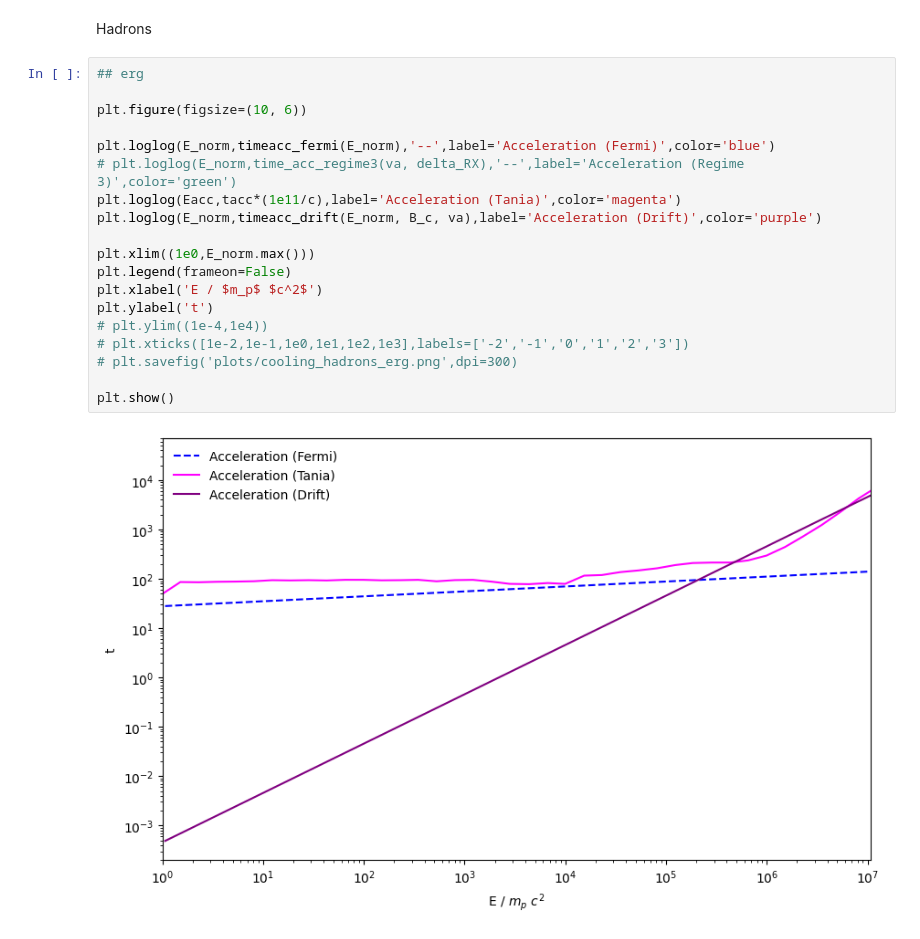
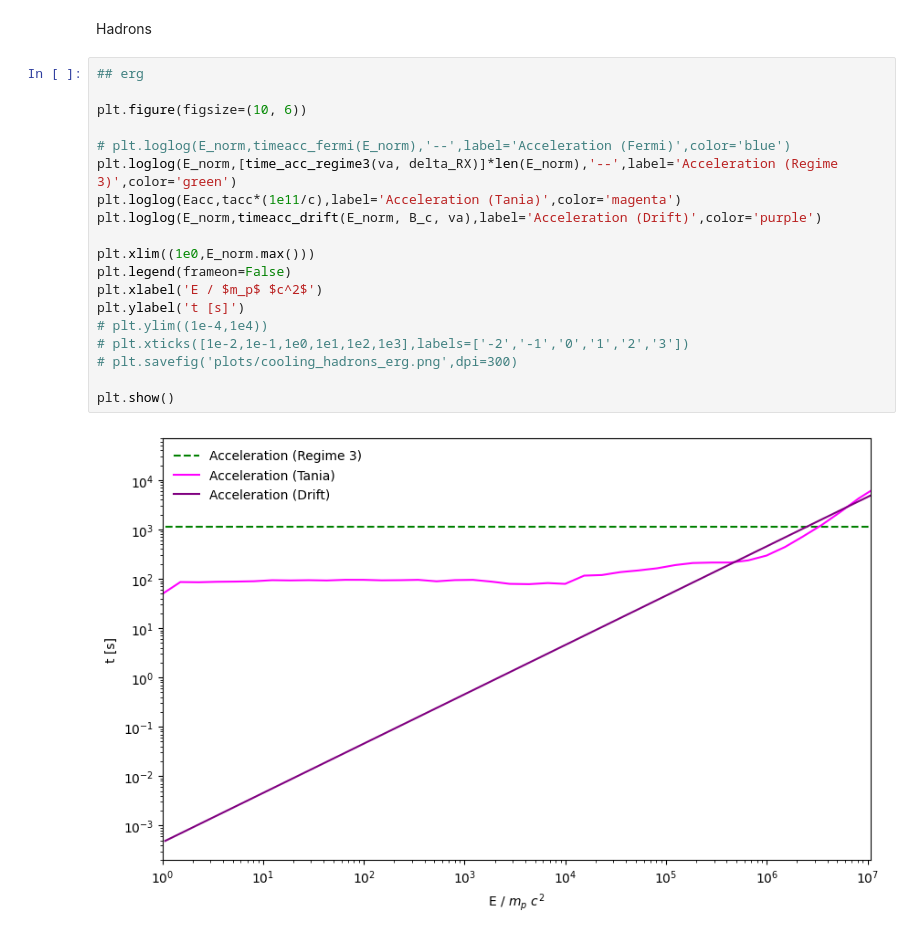
Before and after one commit to luanapassosreis/AGN_Studies, a Jupyter notebook: fermi_drift_acc.ipynb, the cells around one changed output. Cells and saved outputs as stored; diff of their text form.

Commit message:
updates trying to fix curves

```diff
--- a/fermi_drift_acc.ipynb
+++ b/fermi_drift_acc.ipynb
@@ -213,21 +222,21 @@ Hadrons
 # %%
 ## erg
 
 plt.figure(figsize=(10, 6))
 
-plt.loglog(E_norm,timeacc_fermi(E_norm),'--',label='Acceleration (Fermi)',color='blue')
-# plt.loglog(E_norm,time_acc_regime3(va, delta_RX),'--',label='Acceleration (Regime 3)',color='green')
+# plt.loglog(E_norm,timeacc_fermi(E_norm),'--',label='Acceleration (Fermi)',color='blue')
+plt.loglog(E_norm,[time_acc_regime3(va, delta_RX)]*len(E_norm),'--',label='Acceleration (Regime 3)',color='green')
 plt.loglog(Eacc,tacc*(1e11/c),label='Acceleration (Tania)',color='magenta')
 plt.loglog(E_norm,timeacc_drift(E_norm, B_c, va),label='Acceleration (Drift)',color='purple')
 
 plt.xlim((1e0,E_norm.max()))
 plt.legend(frameon=False)
 plt.xlabel('E / $m_p$ $c^2$')
-plt.ylabel('t')
+plt.ylabel('t [s]')
 # plt.ylim((1e-4,1e4))
 # plt.xticks([1e-2,1e-1,1e0,1e1,1e2,1e3],labels=['-2','-1','0','1','2','3'])
 # plt.savefig('plots/cooling_hadrons_erg.png',dpi=300)
 
 plt.show()
 # %% [output]
-[figure, old version]
+[figure, new version]
```
Also changed, not shown: parts of 7 cells of this notebook, 5 other files.
